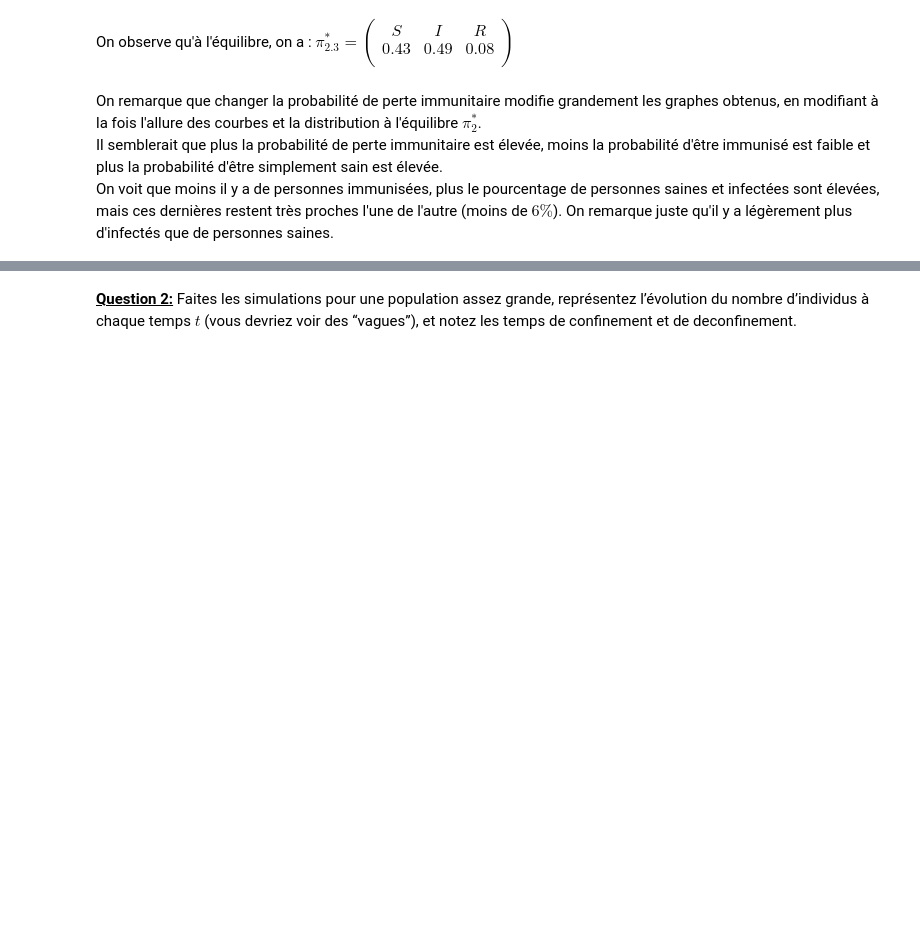
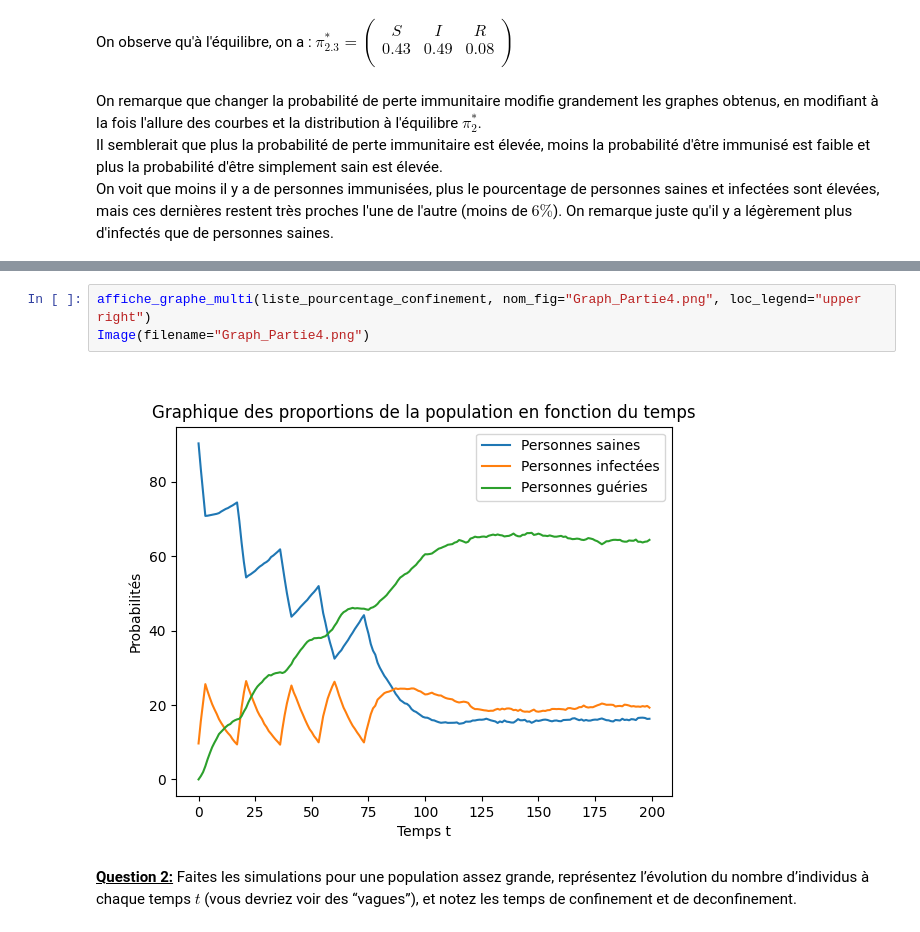
Before and after one commit to Lolikyu/Projet-3-LU3IN005-Stats, a Jupyter notebook: Rapport Projet 3 - YAZID MARSELOO.ipynb, the cells around one changed output, grey strips where cells are left out. Cells and saved outputs as stored; diff of their text form; blank space fills up the shorter version.

Commit message:
Update 23/12/22 16h15
-Ajout de la fonction de confinement

```diff
--- a/Rapport Projet 3 - YAZID MARSELOO.ipynb
+++ b/Rapport Projet 3 - YAZID MARSELOO.ipynb
@@ -1529,3 +1574,8 @@ Nous allons alterner entre les périodes de non distanciation et de distanciatio
+# %%
+affiche_graphe_multi(liste_pourcentage_confinement, nom_fig="Graph_Partie4.png", loc_legend="upper right")
+Image(filename="Graph_Partie4.png")
+# %% [output]
+[figure, added]
 # %% [markdown]
 <pr>
 
```
Also changed, not shown: parts of 33 cells of this notebook, 26 other files.
